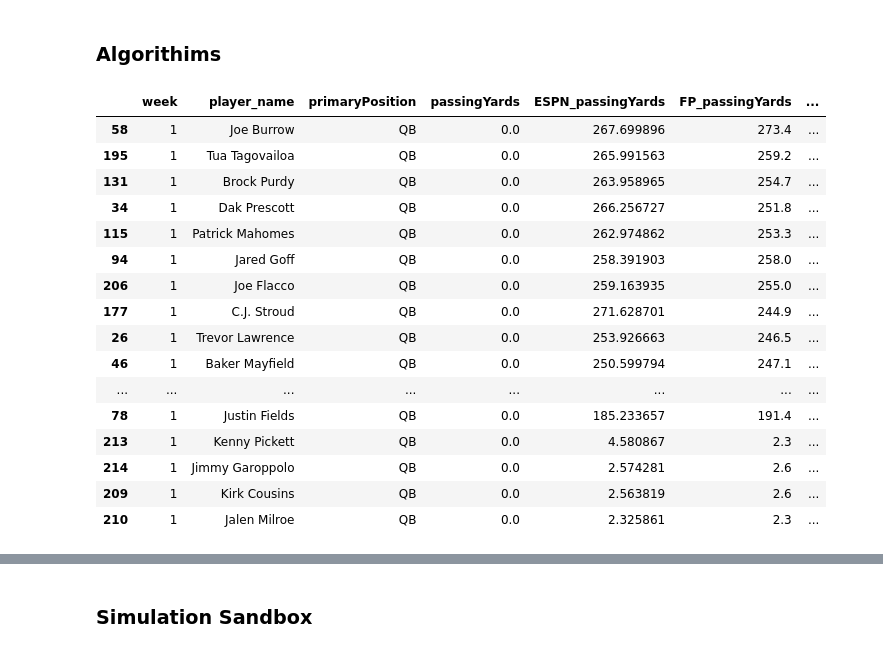
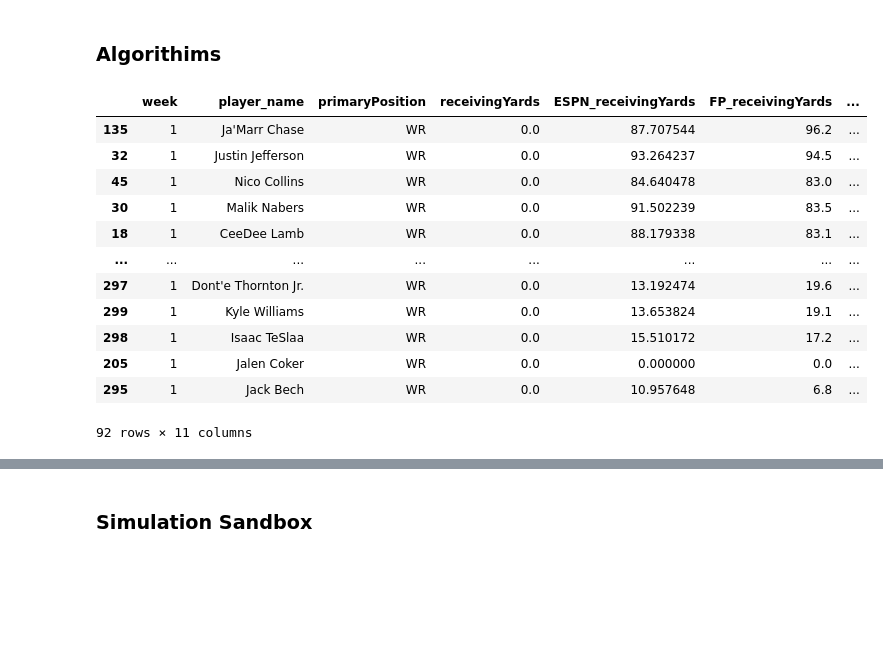
Before and after one commit to twinfield10/ESPN_FFL, a Jupyter notebook: FF Analysis Notebook.ipynb, the cells around one changed output, grey strips where cells are left out. Drawn from its saved outputs; the diff is of its cells as text; code cells hidden in the pictures; blank space fills up the shorter version.

```diff
--- a/FF Analysis Notebook.ipynb
+++ b/FF Analysis Notebook.ipynb
@@ -77,7 +77,7 @@ lg_vars = {
 # %% [markdown]
 ## 1) Set League ##
 # %%
-select_league = "Winfield_Football" # Winfield_Football, Knights_FFL, GOP_Degenerates, Weenieless_Wanderers
+select_league = "GOP_Degenerates" # Winfield_Football, Knights_FFL, GOP_Degenerates, Weenieless_Wanderers
 
 league = fetch_league(
         league_id=lg_vars[select_league]['ID'],
@@ -553,44 +614,42 @@ def get_weight_by_stat(df, stat):
 # %%
 def peek_proj_stats(stat, wk, pos_filter = ['QB', 'RB', 'WR', 'TE']):
     # Build Dataframe
-    FULL=LINEUPS[(LINEUPS['week'] == wk) & LINEUPS['primaryPosition'].isin(pos_filter)]
+    FULL=LINEUPS[(LINEUPS['week'] == wk) & LINEUPS['primaryPosition'].isin(pos_filter) & (LINEUPS['BOL_Points'] != LINEUPS['TRUE_Points'])]
     SLIM = FULL[['week', 'player_name', 'primaryPosition']  + list(FULL.filter(like=f'{stat}').columns)]
     SLIM = SLIM[SLIM.filter(like=f'{stat}').sum(axis=1) > 0]
 
     # Create True_Points
     if stat == 'defensiveInterceptions' and "D/ST" not in pos_filter:
          pt_val = 12
     elif stat == 'defensiveSacks' and "D/ST" not in pos_filter:
          pt_val = 10
-    elif stat == 'defensiveTotalTackles' and "D/ST" not in pos_filter:
-         pt_val = 1
+    elif stat == 'defensiveSoloTackles' and "D/ST" not in pos_filter:
+         pt_val = 2
+    elif stat == 'defensiveAssistedTackles' and "D/ST" not in pos_filter:
+         pt_val = 0.5
     else:
         pt_val = scores_df[scores_df['colName'] == stat]['points'].iloc[0]
 
 
     SLIM['true_Points'] = SLIM[f'TRUE_{stat}']*pt_val
 
     return SLIM.sort_values(by=f'true_Points', ascending=False)
 
-peek_proj_stats(stat='passingYards', wk=1, pos_filter=['QB'])
+peek_proj_stats(stat='receivingYards', wk=1, pos_filter=['WR'])
 # %% [output]
-|  | week | player_name | primaryPosition | passingYards | ESPN_passingYards | FP_passingYards | ... |
-| 58 | 1 | Joe Burrow | QB | 0.0 | 267.699896 | 273.4 | ... |
-| 195 | 1 | Tua Tagovailoa | QB | 0.0 | 265.991563 | 259.2 | ... |
-| 131 | 1 | Brock Purdy | QB | 0.0 | 263.958965 | 254.7 | ... |
-| 34 | 1 | Dak Prescott | QB | 0.0 | 266.256727 | 251.8 | ... |
-| 115 | 1 | Patrick Mahomes | QB | 0.0 | 262.974862 | 253.3 | ... |
-| 94 | 1 | Jared Goff | QB | 0.0 | 258.391903 | 258.0 | ... |
-| 206 | 1 | Joe Flacco | QB | 0.0 | 259.163935 | 255.0 | ... |
-| 177 | 1 | C.J. Stroud | QB | 0.0 | 271.628701 | 244.9 | ... |
-| 26 | 1 | Trevor Lawrence | QB | 0.0 | 253.926663 | 246.5 | ... |
-| 46 | 1 | Baker Mayfield | QB | 0.0 | 250.599794 | 247.1 | ... |
+|  | week | player_name | primaryPosition | receivingYards | ESPN_receivingYards | FP_receivingYards | ... |
+| 135 | 1 | Ja'Marr Chase | WR | 0.0 | 87.707544 | 96.2 | ... |
+| 32 | 1 | Justin Jefferson | WR | 0.0 | 93.264237 | 94.5 | ... |
+| 45 | 1 | Nico Collins | WR | 0.0 | 84.640478 | 83.0 | ... |
+| 30 | 1 | Malik Nabers | WR | 0.0 | 91.502239 | 83.5 | ... |
+| 18 | 1 | CeeDee Lamb | WR | 0.0 | 88.179338 | 83.1 | ... |
 | ... | ... | ... | ... | ... | ... | ... | ... |
-| 78 | 1 | Justin Fields | QB | 0.0 | 185.233657 | 191.4 | ... |
-| 213 | 1 | Kenny Pickett | QB | 0.0 | 4.580867 | 2.3 | ... |
-| 214 | 1 | Jimmy Garoppolo | QB | 0.0 | 2.574281 | 2.6 | ... |
-| 209 | 1 | Kirk Cousins | QB | 0.0 | 2.563819 | 2.6 | ... |
-| 210 | 1 | Jalen Milroe | QB | 0.0 | 2.325861 | 2.3 | ... |
+| 297 | 1 | Dont'e Thornton Jr. | WR | 0.0 | 13.192474 | 19.6 | ... |
+| 299 | 1 | Kyle Williams | WR | 0.0 | 13.653824 | 19.1 | ... |
+| 298 | 1 | Isaac TeSlaa | WR | 0.0 | 15.510172 | 17.2 | ... |
+| 205 | 1 | Jalen Coker | WR | 0.0 | 0.000000 | 0.0 | ... |
+| 295 | 1 | Jack Bech | WR | 0.0 | 10.957648 | 6.8 | ... |
+92 rows × 11 columns
 # %%
 #def build_prev_proj(df, wk_start = 3, wk_end = 4):
 #
```
Also changed, not shown: parts of 9 cells of this notebook, 16 other files.
